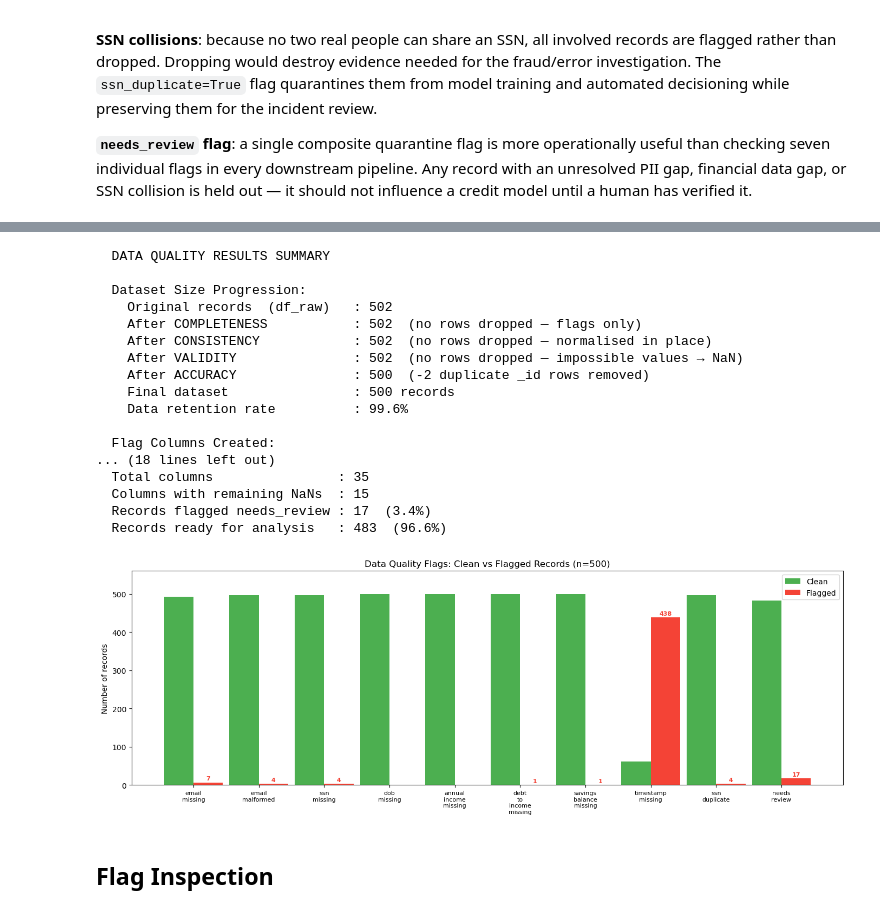
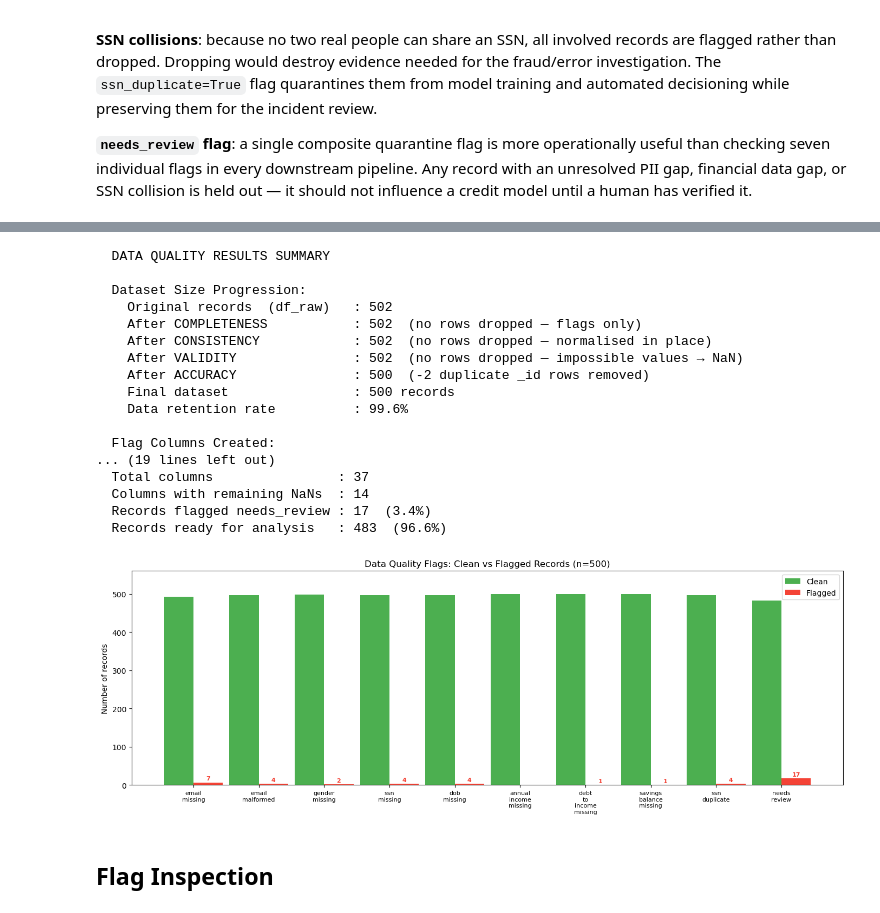
Before and after one commit to henrikpkr/dego-project-team4, a Jupyter notebook: notebooks/01-data-quality.ipynb, the cells around one changed output, grey strips where cells are left out. Cells and saved outputs as stored; diff of their text form; code cells hidden in the pictures.

```diff
--- a/notebooks/01-data-quality.ipynb
+++ b/notebooks/01-data-quality.ipynb
@@ -1041,27 +1084,36 @@ for field, n in nulled.items():
 df_clean.loc[df_clean["financials_credit_history_months"] < 0,  "financials_credit_history_months"] = np.nan
 df_clean.loc[df_clean["financials_debt_to_income"] > 1.0,       "financials_debt_to_income"]        = np.nan
 df_clean.loc[df_clean["financials_savings_balance"] < 0,        "financials_savings_balance"]       = np.nan
-df_clean.loc[df_clean["financials_annual_income"] <= 0,         "financials_annual_income"]         = np.nan
+df_clean.loc[df_clean["financials_annual_income"] < 0,          "financials_annual_income"]         = np.nan  # zero is valid
 
-# 2. Flag savings_balance_zero (legitimate zero, not negative — keep the value)
+# 2. Flag savings_balance_negative: records that had savings_balance < 0 in raw data.
+_neg_ids = {
+    r["_id"]
+    for r in raw_data
+    if isinstance(r.get("financials", {}).get("savings_balance"), (int, float))
+    and r["financials"]["savings_balance"] < 0
+}
+df_clean["savings_balance_negative"] = df_clean["_id"].isin(_neg_ids)
+
+# 3. Flag savings_balance_zero (legitimate zero, not negative — keep the value)
 df_clean["savings_balance_zero"] = (
     df_clean["financials_savings_balance"].notna()
     & (df_clean["financials_savings_balance"] == 0)
 )
 
-# 3. Add missing flags for the newly nulled fields
+# 4. Add missing flags for the newly nulled fields
 df_clean["debt_to_income_missing"]  = df_clean["financials_debt_to_income"].isna()
 df_clean["savings_balance_missing"] = df_clean["financials_savings_balance"].isna()
 
-# 4. Flag missing processing_timestamp (described in scorecard — implemented here)
+# 5. Flag missing processing_timestamp (described in scorecard — implemented here)
 df_clean["timestamp_missing"] = df_clean["processing_timestamp"].isna()
 
-# 5. Ensure DOB column is datetime (may still be strings if cell 32 ran on df_raw)
+# 6. Ensure DOB column is datetime (may still be strings if cell 32 ran on df_raw)
 dob_col = "applicant_info_date_of_birth"
 if df_clean[dob_col].dtype == object:
     df_clean[dob_col] = df_clean[dob_col].apply(parse_date)
 
-# 6. Age-derived cap on credit_history_months
+# 7. Age-derived cap on credit_history_months
 #    Formula: (days / 365.25 * 12) — uses 365.25 to account for leap years,
 #    avoiding the ~0.07 months/year error caused by integer 365.
 age_months_s = ((AUDIT_DATE - df_clean[dob_col]).dt.days / 365.25 * 12).round(2)
@@ -1081,14 +1133,15 @@ df_clean["financials_credit_history_months"] = df_clean["financials_credit_histo
     other=max_chm_s,
 )
 
-# 7. Impute 0 for null CHM after cap (no history = 0 months, documented assumption)
+# 8. Impute 0 for null CHM after cap (no history = 0 months, documented assumption)
 df_clean["financials_credit_history_months"] = df_clean["financials_credit_history_months"].fillna(0)
 
 print(f"DOB column dtype             : {df_clean[dob_col].dtype}")
 print(f"credit_history_suspicious    : {df_clean['credit_history_suspicious'].sum()} records")
 print(f"debt_to_income_missing       : {df_clean['debt_to_income_missing'].sum()} records")
-print(f"savings_balance_missing      : {df_clean['savings_balance_missing'].sum()} records")
-print(f"savings_balance_zero         : {df_clean['savings_balance_zero'].sum()} records")
+print(f"savings_balance_negative     : {df_clean['savings_balance_negative'].sum()} records  ← was < 0 in raw, nulled out")
+print(f"savings_balance_missing      : {df_clean['savings_balance_missing'].sum()} records  ← NaN after nulling (includes above)")
+print(f"savings_balance_zero         : {df_clean['savings_balance_zero'].sum()} records  ← zero (valid, notable)")
 print(f"timestamp_missing            : {df_clean['timestamp_missing'].sum()} records ({df_clean['timestamp_missing'].mean()*100:.1f}%)")
 # %% [output]
 DOB column dtype             : datetime64[ns]
@@ -1390,19 +1443,10 @@ print(f"ssn_duplicate=True           : {df_clean['ssn_duplicate'].sum()} records
 # 3. Composite needs_review flag — any PII gap, financial gap, format failure,
 #    or SSN collision.
 #
-#    NOTE: timestamp_missing is intentionally EXCLUDED from needs_review.
-#    It is a pipeline infrastructure defect affecting 87.6% of all records and
-#    does not indicate a problem with the applicant's own data. Including it
-#    would quarantine 88% of the dataset, making needs_review useless as a
-#    targeted quarantine signal. timestamp_missing has its own flag and should
-#    be handled separately at the pipeline / ingestion level.
-#
-#    email_malformed IS included: those records have a simultaneous format-
-#    validity failure and identity-consistency failure that directly affects
-#    credit analysis integrity.
 flags_for_review = [
     "email_missing",
-    "email_malformed",        # present but malformed — identity consistency failure
+    "email_malformed",
+    "gender_missing",
     "ssn_missing",
     "dob_missing",
     "annual_income_missing",
@@ -1543,6 +1591,7 @@ print(f"    Data retention rate          : {retention_pct:.1f}%")
 flag_cols = [
     "email_missing",
     "email_malformed",
+    "gender_missing",
     "ssn_missing",
     "dob_missing",
     "annual_income_missing",
@@ -1590,9 +1639,9 @@ print(f"  Records ready for analysis   : {n_ready}  ({n_ready/n_after_clean*100:
     Data retention rate          : 99.6%
 
   Flag Columns Created:
-... (18 lines left out)
-  Total columns                : 35
-  Columns with remaining NaNs  : 15
+... (19 lines left out)
+  Total columns                : 37
+  Columns with remaining NaNs  : 14
   Records flagged needs_review : 17  (3.4%)
   Records ready for analysis   : 483  (96.6%)
 # %%
@@ -1600,45 +1649,45 @@ print(f"  Records ready for analysis   : {n_ready}  ({n_ready/n_after_clean*100:
 flag_cols = [
     "email_missing",
     "email_malformed",
+    "gender_missing",
     "ssn_missing",
     "dob_missing",
     "annual_income_missing",
     "debt_to_income_missing",
     "savings_balance_missing",
-    "timestamp_missing",
     "ssn_duplicate",
     "needs_review",
 ]
 flag_cols = [c for c in flag_cols if c in df_clean.columns]
 
 flagged_counts = [int(df_clean[c].astype(bool).sum()) for c in flag_cols]
 clean_counts   = [len(df_clean) - f for f in flagged_counts]
 
 labels = [c.replace("_", "\n") for c in flag_cols]
 
 x     = range(len(flag_cols))
 width = 0.45
 
 fig, ax = plt.subplots(figsize=(14, 5))
 bars_clean   = ax.bar([i - width/2 for i in x], clean_counts,   width, label="Clean",   color="#4CAF50")
 bars_flagged = ax.bar([i + width/2 for i in x], flagged_counts, width, label="Flagged", color="#F44336")
 
 for bar in bars_flagged:
     h = bar.get_height()
     if h > 0:
         ax.text(bar.get_x() + bar.get_width() / 2, h + 3, str(int(h)),
                 ha="center", va="bottom", fontsize=8, color="#F44336", fontweight="bold")
 
 ax.set_xticks(list(x))
 ax.set_xticklabels(labels, fontsize=8)
 ax.set_ylabel("Number of records")
 ax.set_title(f"Data Quality Flags: Clean vs Flagged Records (n={len(df_clean)})")
 ax.legend()
 ax.set_ylim(0, len(df_clean) * 1.12)
 plt.tight_layout()
 plt.show()
 # %% [output]
-[figure, old version]
+[figure, new version]
 # %% [markdown]
 
 ## Flag Inspection
```
Also changed, not shown: parts of 16 cells of this notebook, 1 other file.
